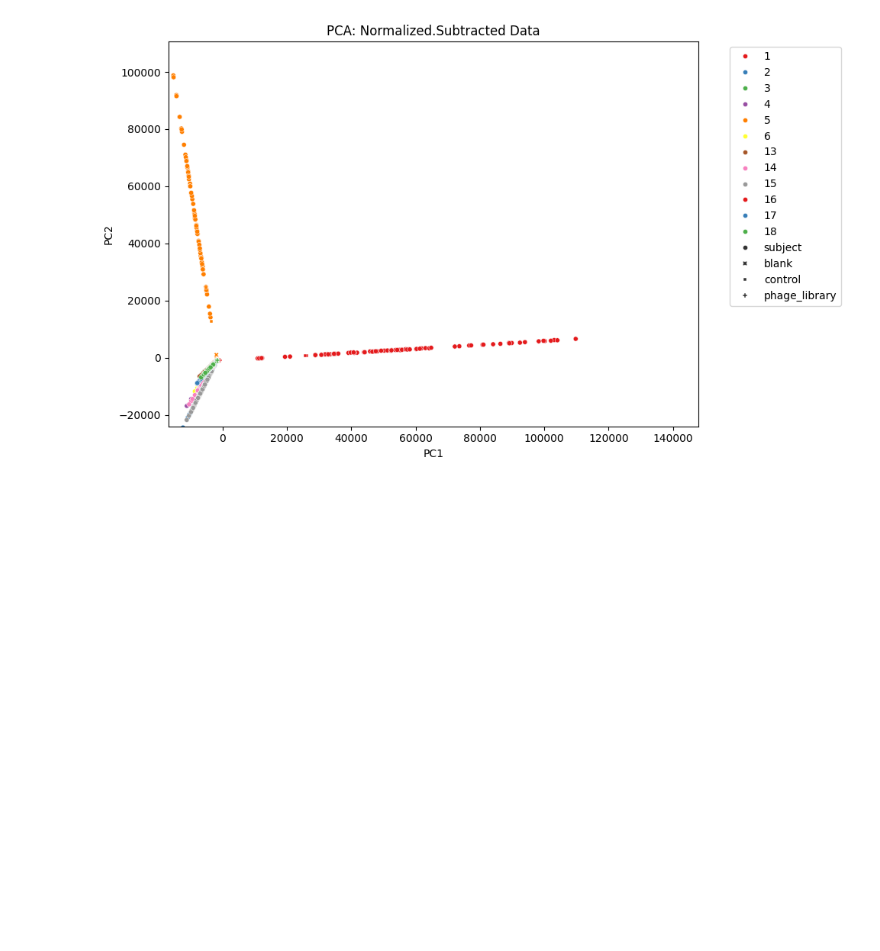
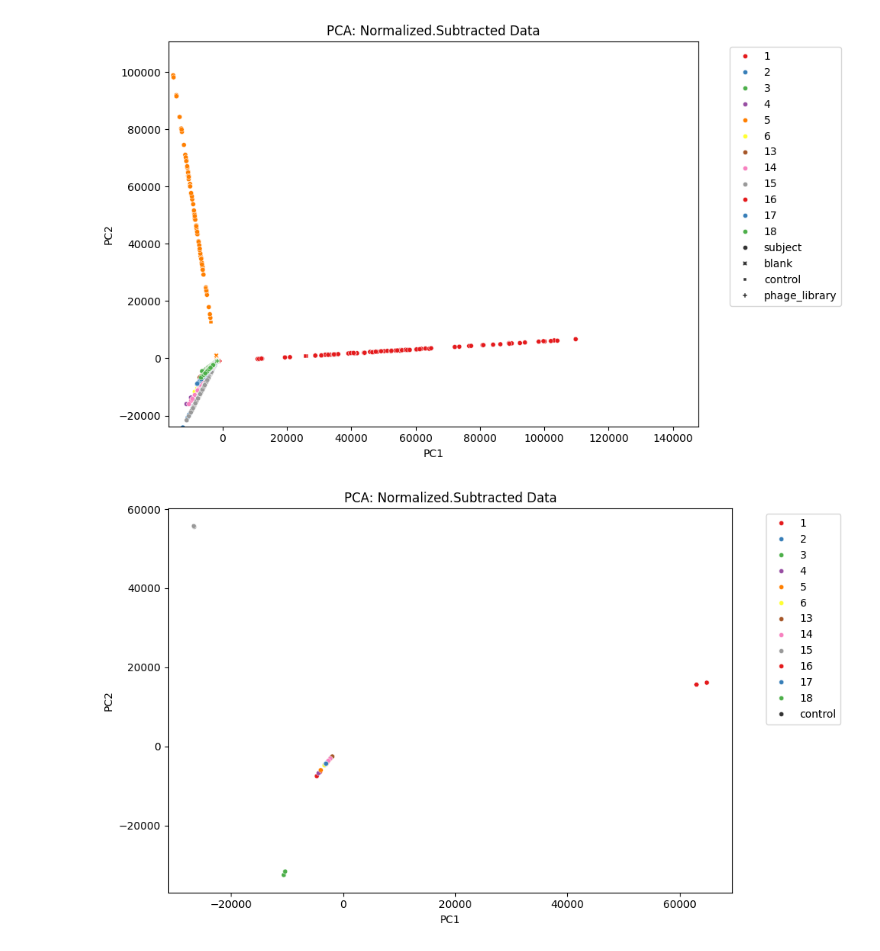
Before and after one commit to ucsffrancislab/genomics, a Jupyter notebook: data/20250409-Illumina-PhIP/20250414-PhIP-MultiPlate/out.123456131415161718/counts_normalized_subtracted_pcas.ipynb, the cells around one changed output. Saved outputs shown, nothing was run; the diff lists cells and outputs as text; code cells hidden in the pictures; blank space fills up the shorter version.

```diff
--- a/data/20250409-Illumina-PhIP/20250414-PhIP-MultiPlate/out.123456131415161718/counts_normalized_subtracted_pcas.ipynb
+++ b/data/20250409-Illumina-PhIP/20250414-PhIP-MultiPlate/out.123456131415161718/counts_normalized_subtracted_pcas.ipynb
@@ -333,3 +354,9 @@ plot_pca(n.reset_index().set_index('sample').drop(['subject','type'],axis='colum
 plot_pca(s.reset_index().set_index('sample').drop(['subject','type'],axis='columns').fillna(0), "PCA: Normalized.Subtracted Data")
 # %% [output]
 [figure]
+# %%
+plot_pca(s.loc[
+    (s.index.get_level_values('type') == 'commercial serum control'),:
+    ].reset_index().set_index('sample').drop(['subject','type'],axis='columns').fillna(0), "PCA: Normalized.Subtracted Data",0,100)
+# %% [output]
+[figure, added]
```
Also changed, not shown: parts of 5 cells of this notebook.
